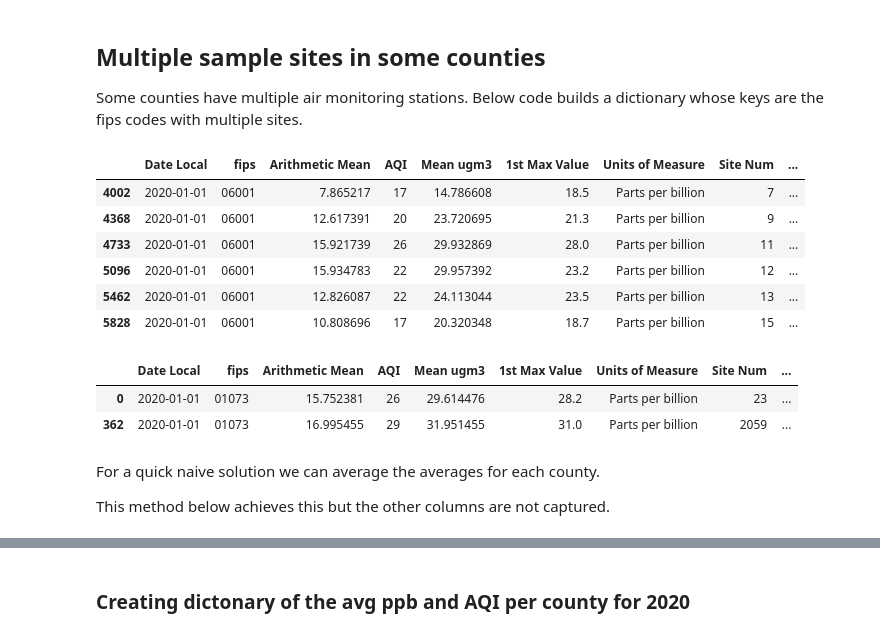
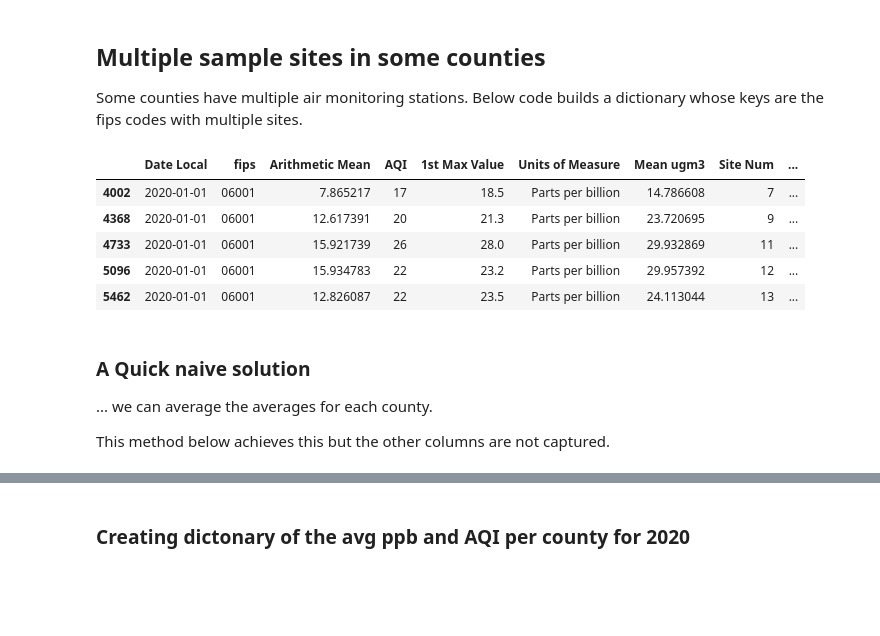
Before and after one commit to richstrouss/capstone, a Jupyter notebook: avk_data_investigation.ipynb, the cells around one changed output, grey strips where cells are left out. Saved outputs shown, nothing was run; the diff lists cells and outputs as text; code cells hidden in the pictures; blank space fills up the shorter version.

Commit message:
expanded and reorganized pollution dataframes and covid

```diff
--- a/avk_data_investigation.ipynb
+++ b/avk_data_investigation.ipynb
@@ -222,15 +227,16 @@ Similarly we will remove the method code, method name, ect.
 
 more information on the field definitions can be found here -> https://aqs.epa.gov/aqsweb/airdata/FileFormats.html#_content_4
 # %%
+# parser warned to use the pd.to_datetime instead
 no2_20 = pd.read_csv(air_data_dir.joinpath("no2","daily_no2_2020_with_FIPS.csv"), dtype={'fips':'string'})
+# putting datetime in new column out of an abundace of caution
+no2_20['Date Local'] = pd.to_datetime(no2_20['Date Local'], format="%Y/%m/%d")
+
 no2_columns = ['Date Local','fips',
-'Arithmetic Mean','AQI',
-'Mean ugm3','1st Max Value',
-'Units of Measure','Site Num',
-'Latitude','Longitude',
-'Event Type','State Name',
-'County Name','State Code',
-'County Code','City Name',
-'Observation Count','Observation Percent',
-'Date of Last Change']
+               'Arithmetic Mean','AQI',
+               '1st Max Value','Units of Measure',
+               'Mean ugm3','Site Num',
+               'Event Type','Latitude',
+               'Longitude','State Code','County Code',
+               'Observation Count','Observation Percent']
 slim_no2 = no2_20[no2_columns]
@@ -260,23 +246,18 @@ list(no2_20.columns)
 Some counties have multiple air monitoring stations. Below code builds a dictionary whose keys are the fips codes with multiple sites.
 # %%
 # multiple sites in one county
-slim_no2.loc[(slim_no2['Date Local']=='2020-01-01') & (slim_no2['fips']=='06001')]
+slim_no2.loc[(slim_no2['Date Local']=='2020-01-01') & (slim_no2['fips']=='06001')].head()
 # %% [output]
-|  | Date Local | fips | Arithmetic Mean | AQI | Mean ugm3 | 1st Max Value | Units of Measure | Site Num | ... |
-| 4002 | 2020-01-01 | 06001 | 7.865217 | 17 | 14.786608 | 18.5 | Parts per billion | 7 | ... |
-| 4368 | 2020-01-01 | 06001 | 12.617391 | 20 | 23.720695 | 21.3 | Parts per billion | 9 | ... |
-| 4733 | 2020-01-01 | 06001 | 15.921739 | 26 | 29.932869 | 28.0 | Parts per billion | 11 | ... |
-| 5096 | 2020-01-01 | 06001 | 15.934783 | 22 | 29.957392 | 23.2 | Parts per billion | 12 | ... |
-| 5462 | 2020-01-01 | 06001 | 12.826087 | 22 | 24.113044 | 23.5 | Parts per billion | 13 | ... |
-| 5828 | 2020-01-01 | 06001 | 10.808696 | 17 | 20.320348 | 18.7 | Parts per billion | 15 | ... |
+|  | Date Local | fips | Arithmetic Mean | AQI | 1st Max Value | Units of Measure | Mean ugm3 | Site Num | ... |
+| 4002 | 2020-01-01 | 06001 | 7.865217 | 17 | 18.5 | Parts per billion | 14.786608 | 7 | ... |
+| 4368 | 2020-01-01 | 06001 | 12.617391 | 20 | 21.3 | Parts per billion | 23.720695 | 9 | ... |
+| 4733 | 2020-01-01 | 06001 | 15.921739 | 26 | 28.0 | Parts per billion | 29.932869 | 11 | ... |
+| 5096 | 2020-01-01 | 06001 | 15.934783 | 22 | 23.2 | Parts per billion | 29.957392 | 12 | ... |
+| 5462 | 2020-01-01 | 06001 | 12.826087 | 22 | 23.5 | Parts per billion | 24.113044 | 13 | ... |
-# %%
-slim_no2[(slim_no2['Date Local']== '2020-01-01') & (slim_no2['fips']=='01073')]
-# %% [output]
-|  | Date Local | fips | Arithmetic Mean | AQI | Mean ugm3 | 1st Max Value | Units of Measure | Site Num | ... |
-| 0 | 2020-01-01 | 01073 | 15.752381 | 26 | 29.614476 | 28.2 | Parts per billion | 23 | ... |
-| 362 | 2020-01-01 | 01073 | 16.995455 | 29 | 31.951455 | 31.0 | Parts per billion | 2059 | ... |
 # %% [markdown]
-For a quick naive solution we can average the averages for each county.
+### A Quick naive solution
+
+... we can average the averages for each county.
 
 This method below achieves this but the other columns are not captured.
 # %%
```
Also changed, not shown: parts of 56 cells of this notebook.
